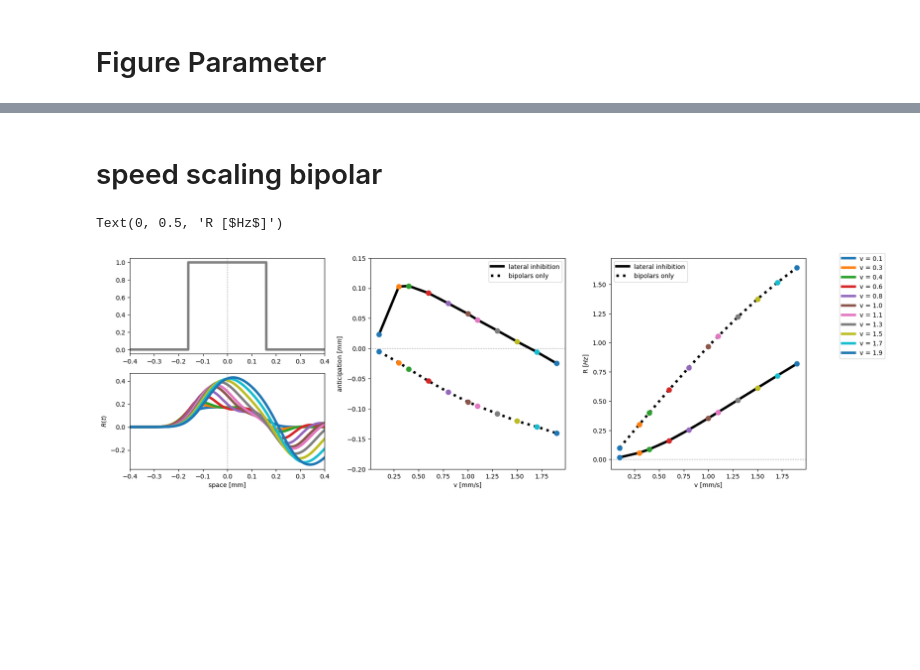
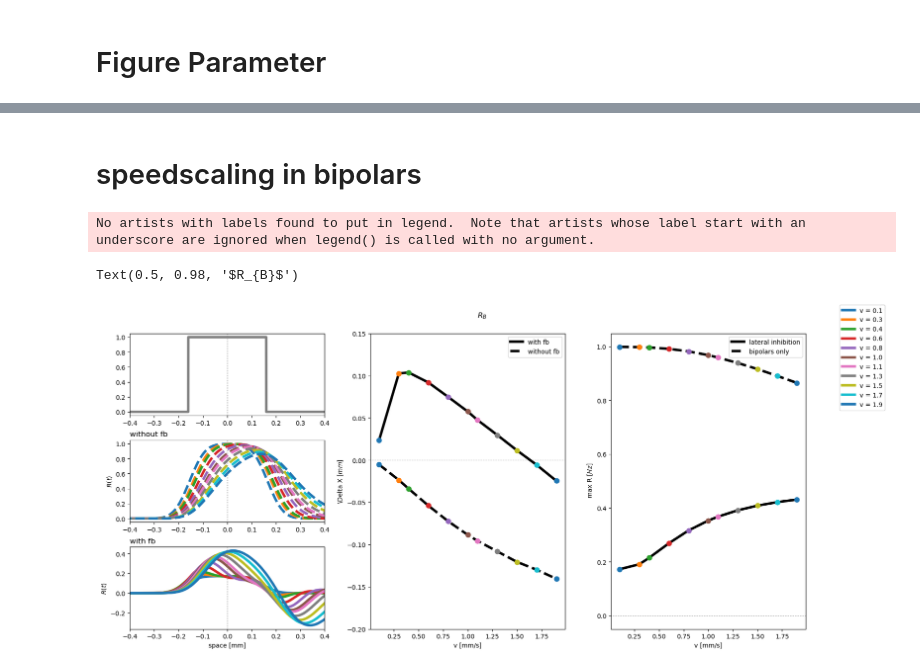
Before and after one commit to simoneeb/motion_anticipation_network, a Jupyter notebook: Figures_Paper_v2/Figure_codes/F3-speedsscaling.ipynb, the cells around one changed output, grey strips where cells are left out. Cells and saved outputs as stored; diff of their text form; code cells hidden in the pictures; blank space fills up the shorter version.

Commit message:
plots new version

```diff
--- a/Figures_Paper_v2/Figure_codes/F3-speedsscaling.ipynb
+++ b/Figures_Paper_v2/Figure_codes/F3-speedsscaling.ipynb
@@ -34,7 +34,8 @@ cell = 50
 
 
 nets_list = ['fb_linear/wBA/wBA_0.0',
-             'fb_linear/wBA/wBA_10.0' ]
+             'fb_linear/wBA/wBA_10.0',
+             'ff_linear/wGA/wGA_0.0126' ]
 
 
 for net in nets_list:
@@ -85,12 +86,12 @@ for net in nets_list:
 
         peak_RB = time[np.argmax(out['RB'][50,:])]
         peak_RG = time[np.argmax(out['RG'][:])]
-        peak_drive = time[np.argmax(out['F'][:])]
+        peak_drive = time[np.argmax(out['inp'][:])]
 
         amp_RB = np.max(out['RB'][50,:])
         amp_RA = np.max(out['RA'][50,:])
         amp_RG = np.max(out['RG'][:])
-        amp_drive = np.max(out['F'][:])
+        amp_drive = np.max(out['inp'][:])
 
 
 
@@ -108,7 +109,7 @@ for net in nets_list:
         tps_rf_GC_mid.append(tp_bar)
         times.append(time)
 
-        Fs.append(out['F'])
+        Fs.append(out['inp'])
         RBs.append(out['RB'][50,:])
         RAs.append(out['RA'][50,:])
         VGs.append(out['VG'])
@@ -434,19 +425,19 @@ Text(0, 0.5, 'R [$Hz$]')
-# %% [markdown]
-# speed scaling bipolar
+# %% [markdown]
+# speedscaling in bipolars
 # %%
 #initialize figure
-nrows = 2
+nrows = 3
 ncols = 6
 
 fig = plt.figure(figsize=(ncols*figsize_ratio,nrows*figsize_ratio))
 fig.patch.set_facecolor('white')
 
 
-fig.subplots_adjust(top=0.975,
+fig.subplots_adjust(top=0.925,
 bottom=0.195,
 left=0.065,
 right=0.9,
-hspace=0.2,
+hspace=0.3,
 wspace=0.61)
 
 
@@ -455,11 +446,6 @@ gs = fig.add_gridspec(nrows,ncols)
 
 
 ax = fig.add_subplot(gs[0,0:2])
-
-    #add panel labels
-
-    #remove frames that are not needed
-
 
 x = 0
 
@@ -470,6 +456,22 @@ ax.axvline(0, linewidth = 1, color = cbar, linestyle = ':')
 
 
 ax = fig.add_subplot(gs[1,0:2], sharex = ax)
+ax.set_title('without fb', loc = 'left')
+
+for x,si in enumerate(speeds[:]):
+    ti = data['times'][x]*si
+    RG = data[net_pool]['RB'][x]
+    ax.plot(ti  - pos_cell, RG, linewidth = lw, linestyle = '--')
+ax.axvline(0, linewidth = 1, color = cbar, linestyle = ':')
+ax.set_ylabel('$R(t)$')
+ax.set_xlim(-0.4,0.4)
+fig.legend()
+
+
+
+ax = fig.add_subplot(gs[2,0:2], sharex = ax)
+ax.set_title('with fb', loc = 'left')
+
 for x,si in enumerate(speeds[:]):
     ti = data['times'][x]*si
     RG = data[net]['RB'][x]
@@ -479,6 +481,9 @@ ax.set_xlabel('space [mm]')
 ax.set_ylabel('$R(t)$')
 ax.set_xlim(-0.4,0.4)
 fig.legend()
+
+
+
 ax = fig.add_subplot(gs[:,2:4])
 
 ax.axhline(0, linewidth = 1, color = cbar, linestyle = ':')
@@ -486,44 +491,48 @@ antis = data[net]['ants']['RB_bar'] * speeds
 antis_pool = data[net_pool]['ants']['RB_bar'] * speeds
 
 
-ax.plot(speeds,antis, color = 'k', linewidth = lw, label = 'lateral inhibition')
-ax.plot(speeds,antis_pool, color = 'k', linewidth = lw,linestyle = ':', label = 'bipolars only')
+ax.plot(speeds,antis, color = 'k', linewidth = lw, label = 'with fb')
+ax.plot(speeds,antis_pool, color = 'k', linewidth = lw,linestyle = '--', label = 'without fb')
 for x,si in enumerate(speeds[:]):
     p = ax.scatter(speeds[x],antis[x], s= ms, zorder = 10)
     ax.scatter(speeds[x],antis_pool[x], alpha = 1, color = p.get_facecolors(), s = ms, zorder = 10)
 ax.legend()
 
 
 #col = p.get_facecolors()[idx].tolist()
 ax.set_ylim(-.2,.15)
 #ax.set_xscale('log')
 ax.set_xlabel('v [mm/s]')
-ax.set_ylabel('anticipation [$mm$]')
+ax.set_ylabel(r'\Delta X [$mm$]')
 
 
 
 
 
 ax = fig.add_subplot(gs[:,4:])
 
 ax.axhline(0, linewidth = 1, color = cbar, linestyle = ':')
-antis = data[net]['amps']['RB'] * speeds
-antis_pool = data[net_pool]['amps']['RB'] * speeds
+antis = data[net]['amps']['RB']
+antis_pool = data[net_pool]['amps']['RB']
 
 
 ax.plot(speeds,antis, color = 'k', linewidth = lw, label = 'lateral inhibition')
-ax.plot(speeds,antis_pool, color = 'k', linewidth = lw,linestyle = ':', label = 'bipolars only')
+ax.plot(speeds,antis_pool, color = 'k', linewidth = lw,linestyle = '--', label = 'bipolars only')
 for x,si in enumerate(speeds[:]):
     p = ax.scatter(speeds[x],antis[x], s= ms, zorder = 10)
     ax.scatter(speeds[x],antis_pool[x], alpha = 1, color = p.get_facecolors(), s = ms, zorder = 10)
 ax.legend()
 
 
 #col = p.get_facecolors()[idx].tolist()
 # ax.set_ylim(-.2,.15)
 #ax.set_xscale('log')
 ax.set_xlabel('v [mm/s]')
-ax.set_ylabel('R [$Hz$]')
+ax.set_ylabel(' max R [$Hz$]')
+
+
+fig.suptitle(r'$R_{B}$')
 # %% [output]
-Text(0, 0.5, 'R [$Hz$]')
+No artists with labels found to put in legend.  Note that artists whose label start with an underscore are ignored when legend() is called with no argument.
+Text(0.5, 0.98, '$R_{B}$')
-[figure, old version]
+[figure, new version]
```
Also changed, not shown: parts of 9 cells of this notebook, 20 other files.
